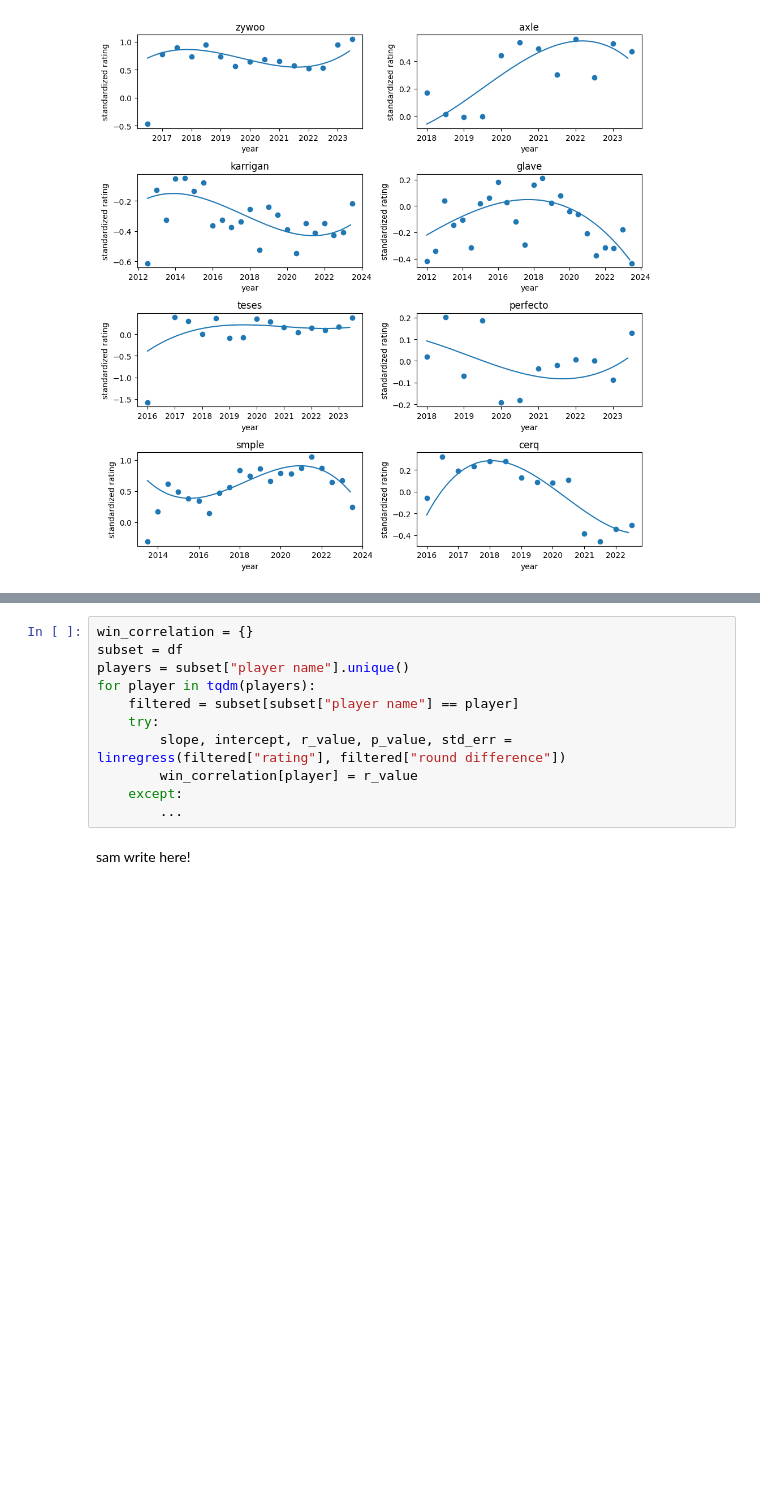
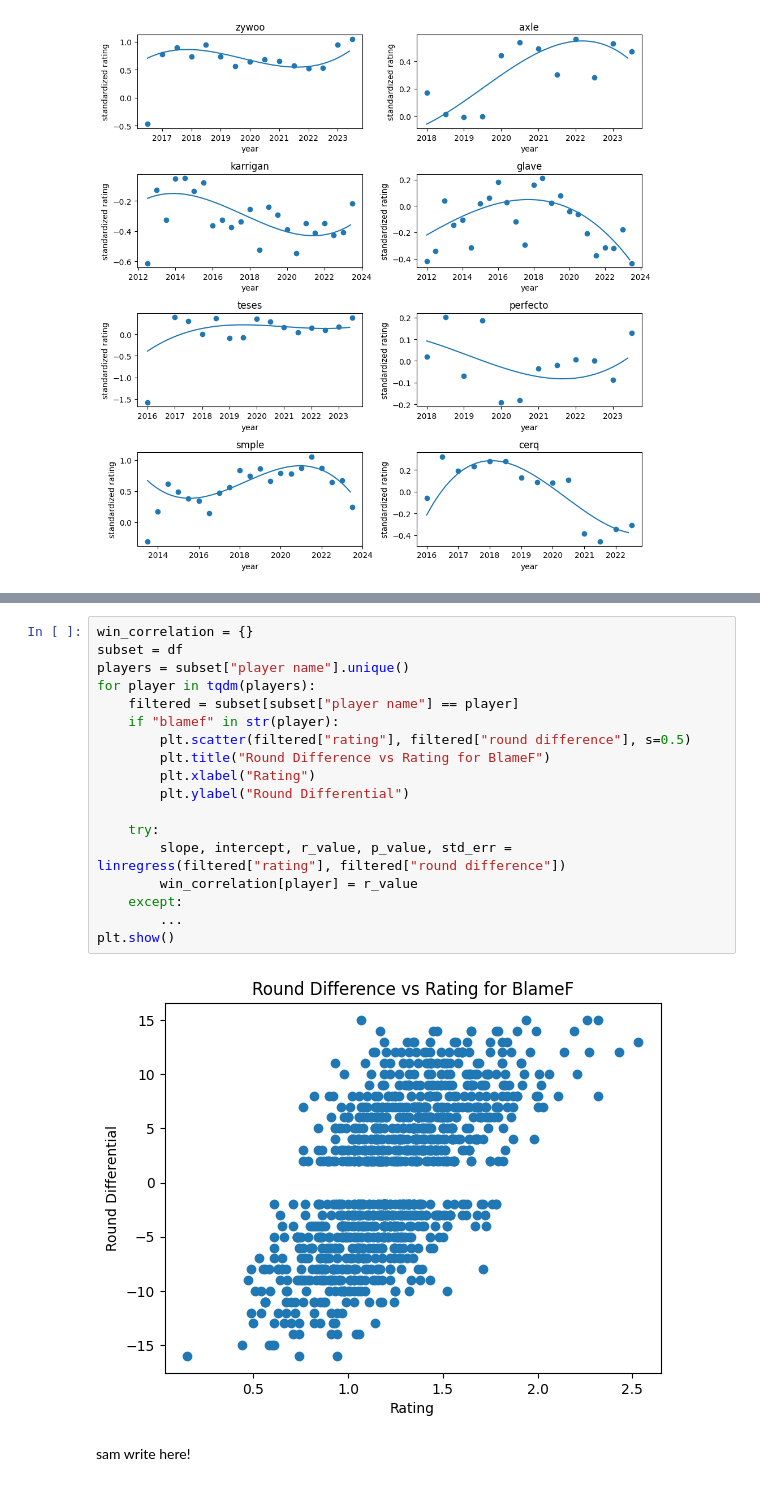
Before and after one commit to condulences/condulences.github.io, a Jupyter notebook: final.ipynb, the cells around one changed output, grey strips where cells are left out. Drawn from its saved outputs; the diff is of its cells as text; blank space fills up the shorter version.

```diff
--- a/final.ipynb
+++ b/final.ipynb
@@ -524,14 +526,23 @@ Here in order to help quantify how good player performance is, we look at how we
 # %%
 win_correlation = {}
 subset = df
 players = subset["player name"].unique()
 for player in tqdm(players):
     filtered = subset[subset["player name"] == player]
+    if "blamef" in str(player):
+        plt.scatter(filtered["rating"], filtered["round difference"], s=0.5)
+        plt.title("Round Difference vs Rating for BlameF")
+        plt.xlabel("Rating")
+        plt.ylabel("Round Differential")
+
     try:
         slope, intercept, r_value, p_value, std_err = linregress(filtered["rating"], filtered["round difference"])
         win_correlation[player] = r_value
     except:
         ...
+plt.show()
+# %% [output]
+[figure, added]
 # %% [markdown]
 sam write here!
 # %%
```
Also changed, not shown: parts of 2 cells of this notebook.
